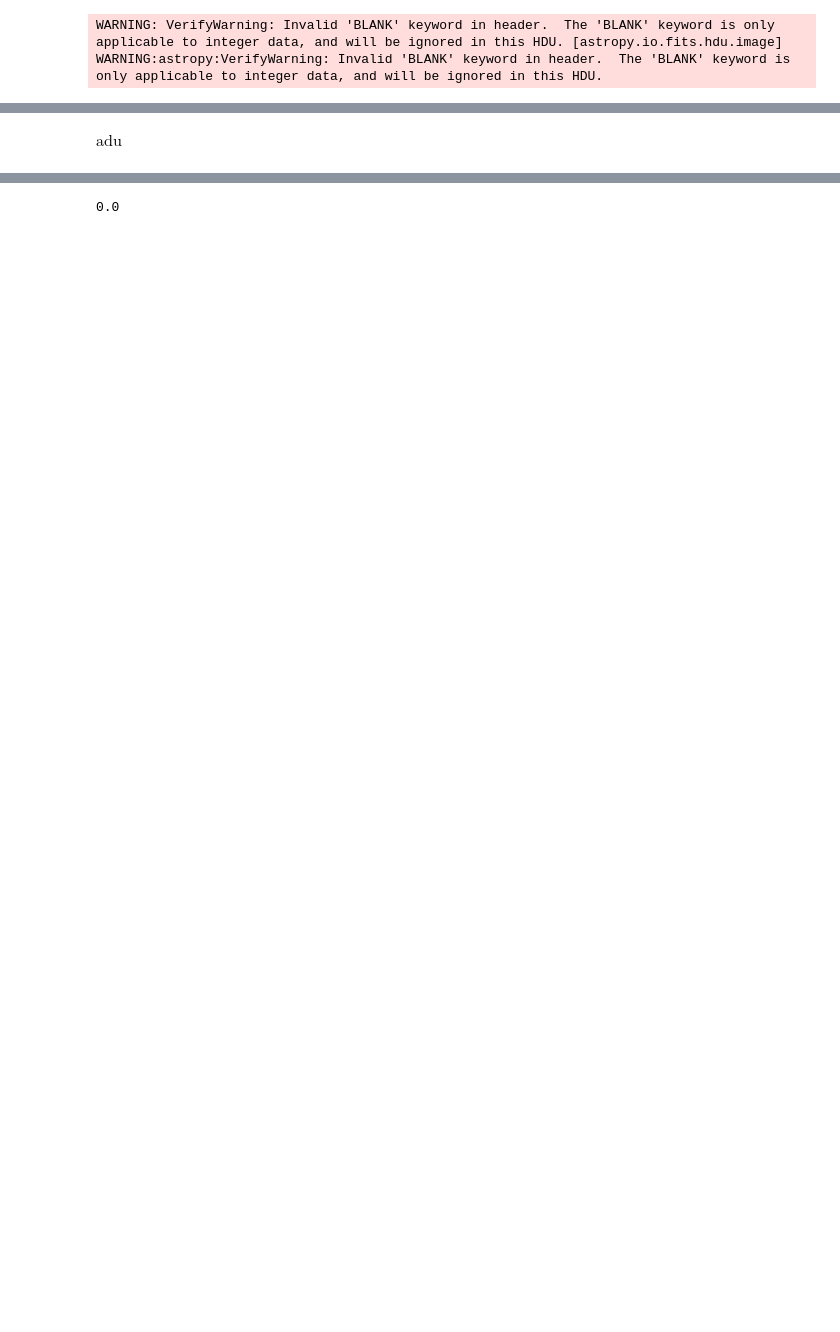
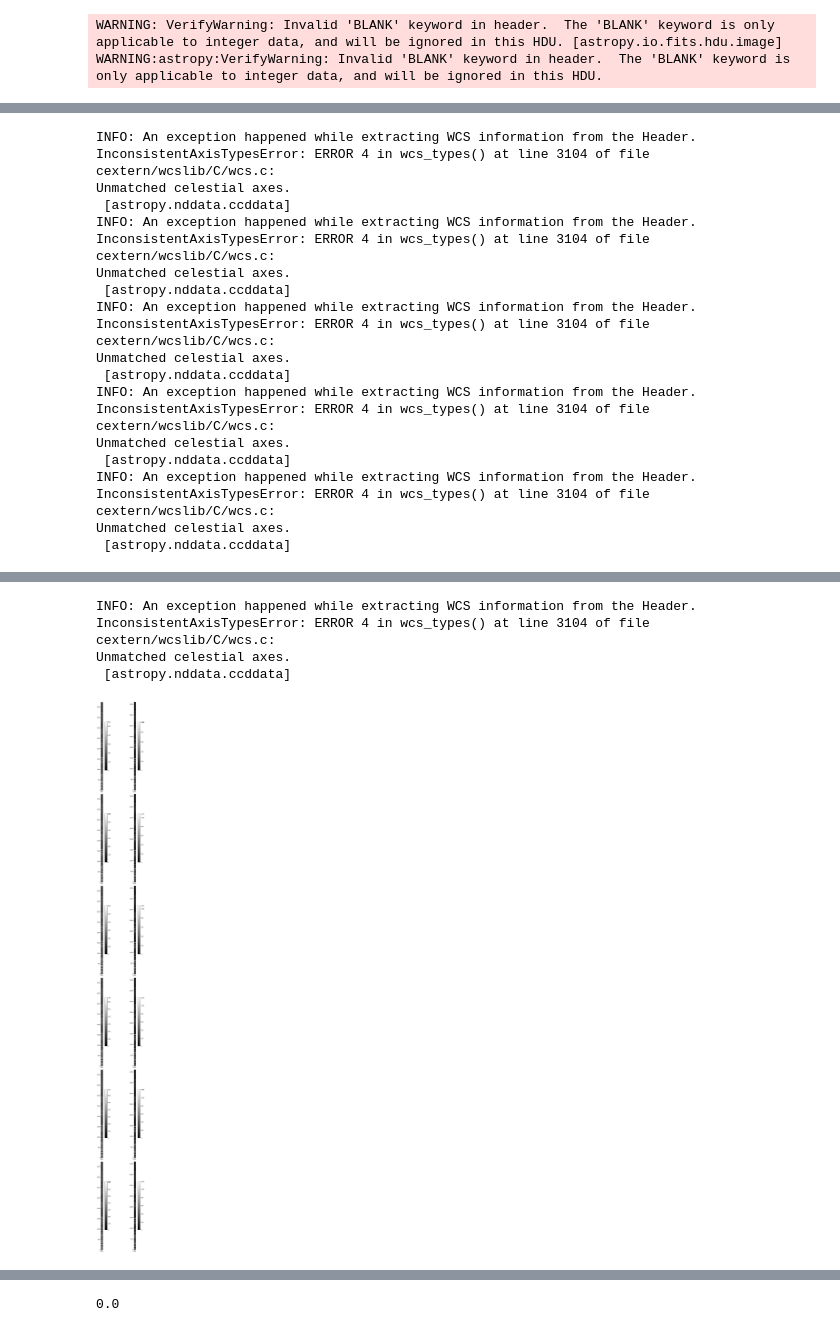
Before and after one commit to YoRHazero/focas-data-reduction-ccdp, a Jupyter notebook: ccdp.ipynb, the cells around one changed output, grey strips where cells are left out. Drawn from its saved outputs; the diff is of its cells as text; code cells hidden in the pictures; blank space fills up the shorter version.

```diff
--- a/ccdp.ipynb
+++ b/ccdp.ipynb
@@ -450,15 +463,15 @@ WARNING:astropy:VerifyWarning: Invalid 'BLANK' keyword in header.  The 'BLANK' k
 # %%
 from astropy import units as u
 cr_list=[]
-for ccd,filename in wc_files.ccds(return_fname=True):
+for ccd,filename in wc_files.ccds(return_fname=True,masked=None):
     new_ccd=ccdp.cosmicray_lacosmic(ccd,gain=2, readnoise=4, sigclip=4.5, sigfrac=0.5, objlim=1,niter=4)
     filename="CR_"+filename
     maskname="Msk_"+filename
     cr_list.append(new_ccd)
     #new_ccd.write(wc_path / filename,overwrite=True)
-    obj_cr=CCDData(data=new_ccd.data)
+    obj_cr=CCDData(data=new_ccd.data,unit=u.electron)
     obj_cr.meta=new_ccd.meta
-    #obj_cr.meta['masked']=True
+    obj_cr.meta['masked']=True
     obj_cr.write(wc_path / filename,overwrite=True)
     #mask=CCDData(data=new_ccd.mask,unit=u.dimensionless_unscaled)
     #mask.meta=new_ccd.meta
@@ -497,7 +582,8 @@ Table masked=True length=12
 # %%
 fig,axes=plt.subplots(6,2,figsize=(10,60),tight_layout=True)
-for ccd in wc_files:
-    show_image(ccdp.trim_image(raw_ccd[i][:,22:99]), cmap='gray',ax=axes[i,0],fig=fig)
-    show_image(ccdp.trim_image(reduced_ccd[i][:,22:99]),cmap='gray',ax=axes[i,1],fig=fig)
+cr_ccd=[]
+for i, ccd in enumerate(wc_files.ccds(masked=True)):
+    cr_ccd.append(ccd)
+    show_image(ccdp.trim_image(reduced_ccd[i][:,22:99]), cmap='gray',ax=axes[i,0],fig=fig)
+    show_image(ccd,cmap='gray',ax=axes[i,1],fig=fig)
 # %% [output]
-$\mathrm{adu}$
@@ -503,0 +607,20 @@ $\mathrm{adu}$
+INFO: An exception happened while extracting WCS information from the Header.
+InconsistentAxisTypesError: ERROR 4 in wcs_types() at line 3104 of file cextern/wcslib/C/wcs.c:
+Unmatched celestial axes.
+ [astropy.nddata.ccddata]
+INFO: An exception happened while extracting WCS information from the Header.
+InconsistentAxisTypesError: ERROR 4 in wcs_types() at line 3104 of file cextern/wcslib/C/wcs.c:
+Unmatched celestial axes.
+ [astropy.nddata.ccddata]
+INFO: An exception happened while extracting WCS information from the Header.
+InconsistentAxisTypesError: ERROR 4 in wcs_types() at line 3104 of file cextern/wcslib/C/wcs.c:
+Unmatched celestial axes.
+ [astropy.nddata.ccddata]
+INFO: An exception happened while extracting WCS information from the Header.
+InconsistentAxisTypesError: ERROR 4 in wcs_types() at line 3104 of file cextern/wcslib/C/wcs.c:
+Unmatched celestial axes.
+ [astropy.nddata.ccddata]
+INFO: An exception happened while extracting WCS information from the Header.
+InconsistentAxisTypesError: ERROR 4 in wcs_types() at line 3104 of file cextern/wcslib/C/wcs.c:
+Unmatched celestial axes.
+ [astropy.nddata.ccddata]
@@ -503,0 +634,5 @@ $\mathrm{adu}$
+INFO: An exception happened while extracting WCS information from the Header.
+InconsistentAxisTypesError: ERROR 4 in wcs_types() at line 3104 of file cextern/wcslib/C/wcs.c:
+Unmatched celestial axes.
+ [astropy.nddata.ccddata]
+[figure, added]
```
Also changed, not shown: parts of 18 cells of this notebook, 27 other files.
